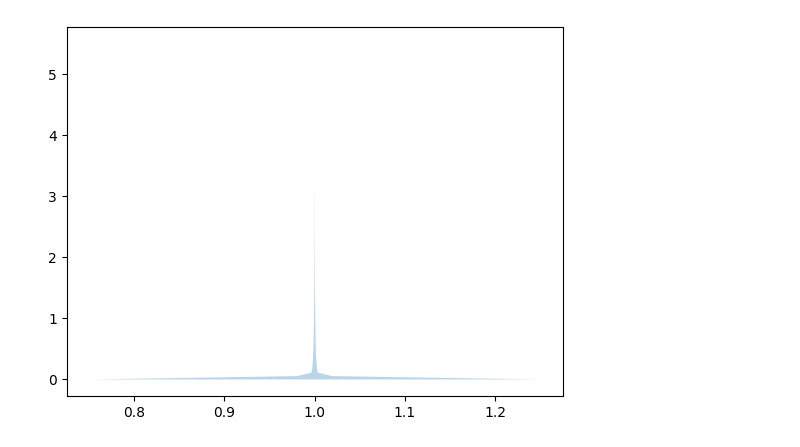
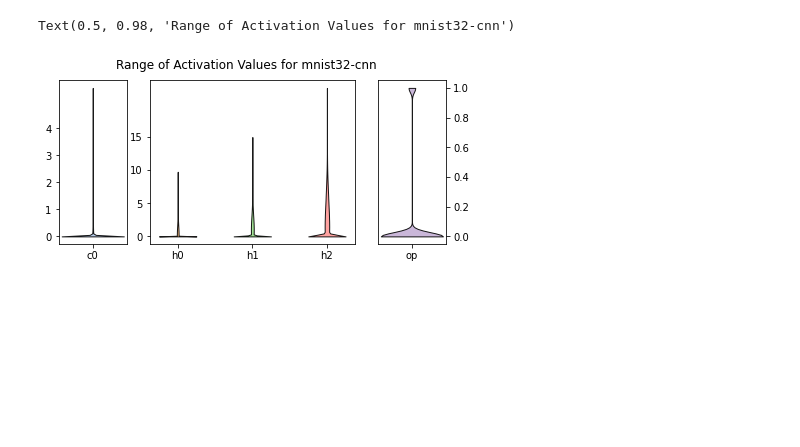
Before and after one commit to shaswot/faulty_cnn, a Jupyter notebook: notebooks/mnist32-cnn-stepwise/07-mnist32-cnn--activation_range.ipynb, the cells around one changed output. Cells and saved outputs as stored; diff of their text form; code cells hidden in the pictures; blank space fills up the shorter version.

```diff
--- a/notebooks/mnist32-cnn-stepwise/07-mnist32-cnn--activation_range.ipynb
+++ b/notebooks/mnist32-cnn-stepwise/07-mnist32-cnn--activation_range.ipynb
@@ -135,7 +137,7 @@ all_fc_2_out = np.array(fc_2_out_list).flatten()
 all_op_layer_out = np.array(op_layer_out_list).flatten()
 # %%
 data = [
-        # all_conv_out,
+        all_conv_out,
         # all_pool_out,
         # all_flat_out,
         all_fc_0_out,
@@ -152,6 +148,72 @@ plt.show()
-# %%
-plt.violinplot(all_conv_out,
-              showmeans=False, showmedians=False, showextrema=False)
-plt.show()
-# %% [output]
-[figure, removed]
+# %%
+import matplotlib.pyplot as plt
+import matplotlib.gridspec as gridspec
+cm = plt.get_cmap('tab20')
+color_list = [cm(i*2-1) for i in range(cm.N)]
+
+cmdark_list = [cm(i*2+1) for i in range(cm.N)]
+# %%
+# Plot figure
+fig_width = 3.125/0.9 * 2
+fig_height = fig_width / 1.618 *0.7
+
+# fig, axs = plt.subplots(nrows=1,
+#                         ncols=3,
+#                         figsize=[fig_width,fig_height], # in inches
+#                         sharex=False)
+# plt.subplots_adjust(left=None, bottom=None, right=None, top=None, wspace=None, hspace=.05)
+
+fig = plt.figure(figsize=[fig_width,fig_height]) # in inches)
+
+gs = gridspec.GridSpec(1, 3, width_ratios=[1,3,1])
+
+ax0 = plt.subplot(gs[0])
+ax1 = plt.subplot(gs[1])
+ax2 = plt.subplot(gs[2])
+
+axs = [ax0, ax1, ax2]
+
+c0plot = axs[0].violinplot(data[0],
+                            showmeans=False,
+                            showmedians=False,
+                            showextrema=False)
+
+for idx,pc in enumerate(c0plot['bodies']):
+    pc.set_facecolor(cmdark_list[idx])
+    pc.set_edgecolor('black')
+    pc.set_alpha(0.9)
+axs[0].set_xticks([1],["c0"])
+axs[0].set_yticks([0,2,4,6])
+
+fcplot = axs[1].violinplot(data[1:-1],
+                            showmeans=False,
+                            showmedians=False,
+                            showextrema=False)
+
+for idx,pc in enumerate(fcplot['bodies']):
+    pc.set_facecolor(cmdark_list[idx+1])
+    pc.set_edgecolor('black')
+    pc.set_alpha(0.9)
+axs[1].set_xticks([1,2,3],["h0","h1","h2"])
+axs[1].set_yticks([0,10,20])
+
+
+
+opplot = axs[2].violinplot(data[-1],
+                            showmeans=False,
+                            showmedians=False,
+                            showextrema=False)
+
+for idx,pc in enumerate(opplot['bodies']):
+    pc.set_facecolor(cmdark_list[idx+4])
+    pc.set_edgecolor('black')
+    pc.set_alpha(0.9)
+axs[2].set_xticks([1],["op"])
+axs[2].yaxis.tick_right()
+
+fig.suptitle("Range of Activation Values for mnist32-cnn")
+# fig.supxlabel("Layer")
+# fig.tight_layout()
+# %% [output]
+Text(0.5, 0.98, 'Range of Activation Values for mnist32-cnn')
+[figure, added]
```
Also changed, not shown: parts of 10 cells of this notebook, 10 other files.
